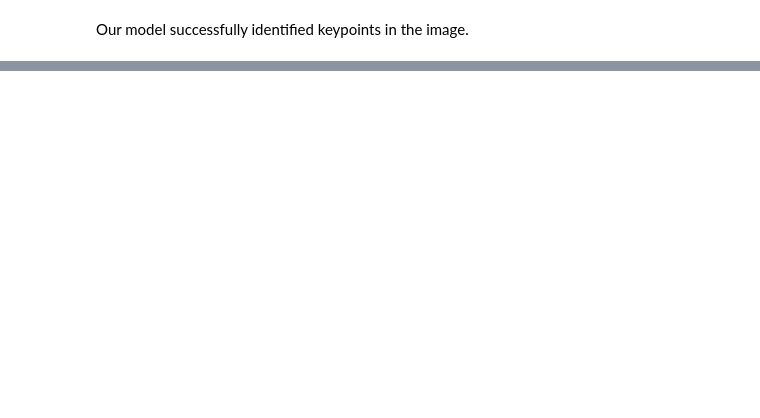
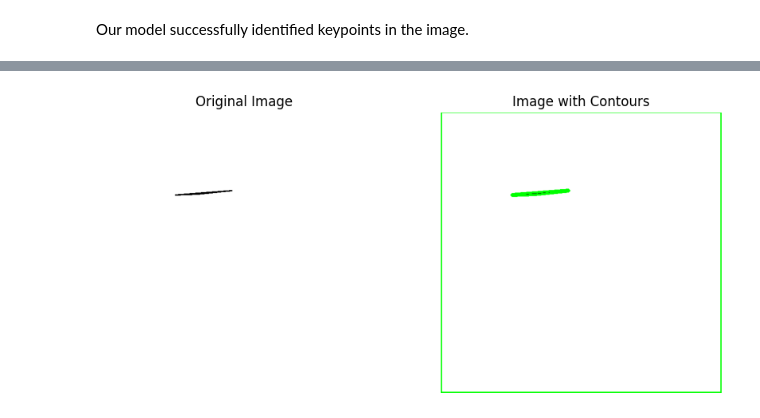
Before and after one commit to DariaShvetsova/Angles-detection-with-YOLO, a Jupyter notebook: M87_angles_detector.ipynb, the cells around one changed output, grey strips where cells are left out. Saved outputs shown, nothing was run; the diff lists cells and outputs as text; code cells hidden in the pictures; blank space fills up the shorter version.

```diff
--- a/M87_angles_detector.ipynb
+++ b/M87_angles_detector.ipynb
@@ -229,0 +147,14 @@ Roboflow provides free utilities to convert data between dozens of popular compu
+# %%
+# results уже содержат нужный тензор
+keypoints = results[0].keypoints.xy[0]
+
+# Переносим тензор на CPU и преобразуем его в список
+keypoints_list = keypoints.cpu().numpy().tolist()
+
+# Теперь keypoints_list содержит координаты точек в виде списка списков:
+# [
+#   [344.5808, 62.5307],
+#   [368.8192, 194.1467],
+#   ...
+# ]
+keypoints_list
@@ -229,0 +215,74 @@ Roboflow provides free utilities to convert data between dozens of popular compu
+# %%
+# Весь хакатон начинался с этого прототипа:)
+
+import cv2
+import numpy as np
+from matplotlib import pyplot as plt
+
+def angle_between_points(p0, p1, p2):
+    a = np.array(p0) - np.array(p1)
+    b = np.array(p2) - np.array(p1)
+    cosine_angle = np.dot(a, b) / (np.linalg.norm(a) * np.linalg.norm(b))
+    angle = np.arccos(cosine_angle)
+    return np.degrees(angle)
+
+# Set a random seed for reproducibility
+#np.random.seed(5)
+
+# Create a white image
+width, height = 640, 640
+image = np.ones((height, width, 3), dtype=np.uint8) * 255
+
+# Generate coordinates for a random triangle
+vertices = np.random.randint(100, 300, size=(3, 2))
+
+# Draw the triangle
+cv2.polylines(image, [vertices], isClosed=True, color=(0, 0, 0), thickness=2)
+
+# Convert to grayscale
+gray_image = cv2.cvtColor(image, cv2.COLOR_BGR2GRAY)
+
+# Apply thresholding
+_, threshold_image = cv2.threshold(gray_image, 127, 255, cv2.THRESH_BINARY)
+
+# Find contours
+contours, _ = cv2.findContours(threshold_image, cv2.RETR_TREE, cv2.CHAIN_APPROX_SIMPLE)
+
+# Draw contours on the original image
+contour_image = image.copy()
+cv2.drawContours(contour_image, contours, -1, (0, 255, 0), 3)
+
+# Find the triangle among contours and calculate the top angle
+for contour in contours:
+    epsilon = 0.02 * cv2.arcLength(contour, True)
+    approx = cv2.approxPolyDP(contour, epsilon, True)
+
+    if len(approx) == 3:
+        vertices = approx.reshape(-1, 2)
+        vertices = vertices[np.argsort(vertices[:, 1])]
+
+        top_angle = angle_between_points(vertices[1], vertices[0], vertices[2])
+        print(f"Top vertex angle of the triangle: {top_angle:.2f} degrees")
+        break
+else:
+    print("Triangle not found")
+
+# Convert BGR images to RGB for displaying in matplotlib
+image_rgb = cv2.cvtColor(image, cv2.COLOR_BGR2RGB)
+contour_image_rgb = cv2.cvtColor(contour_image, cv2.COLOR_BGR2RGB)
+
+# Display the images side by side using matplotlib
+fig, axs = plt.subplots(1, 2, figsize=(10, 5))
+
+# Display the original image
+axs[0].imshow(image_rgb)
+axs[0].set_title('Original Image')
+axs[0].axis('off')
+
+# Display the image with contours
+axs[1].imshow(contour_image_rgb)
+axs[1].set_title('Image with Contours')
+axs[1].axis('off')
+
+plt.show()
+# %% [output]
@@ -229,0 +290 @@ Roboflow provides free utilities to convert data between dozens of popular compu
+[figure, added]
```
Also changed, not shown: parts of 14 cells of this notebook.
